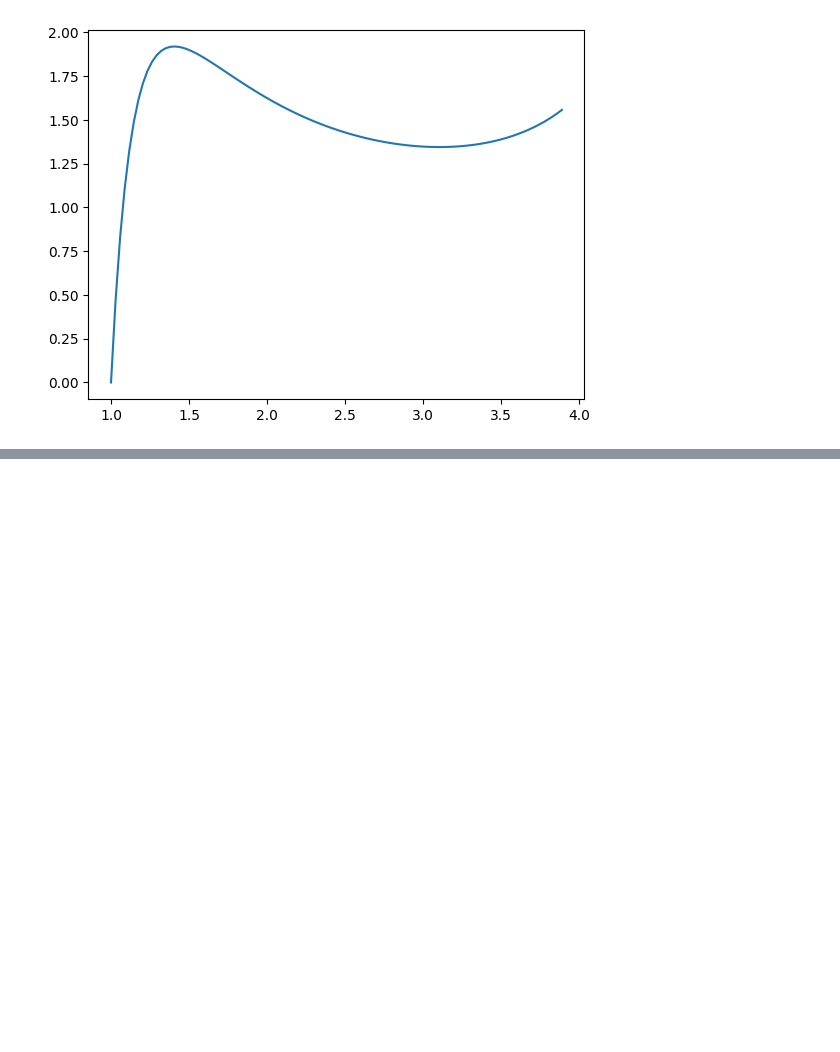
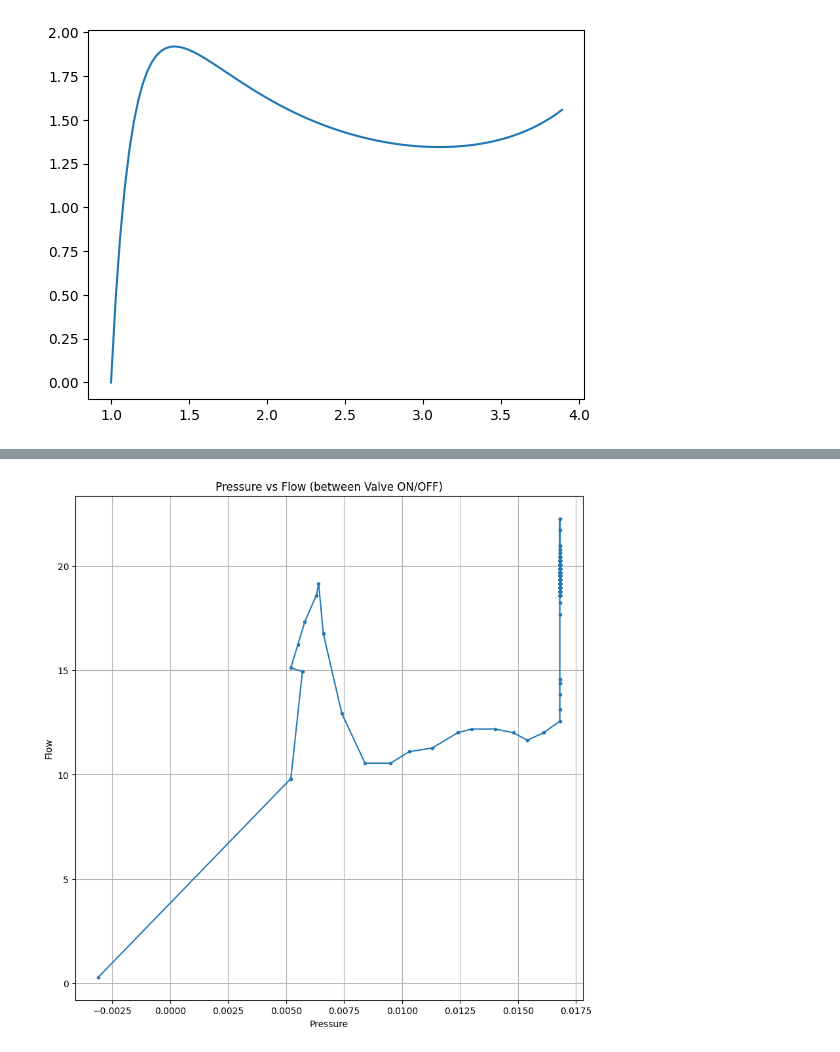
Before and after one commit to anwxwna/dismech-python-balloon, a Jupyter notebook: PVcurves.ipynb, the cells around one changed output, grey strips where cells are left out. Saved outputs shown, nothing was run; the diff lists cells and outputs as text; code cells hidden in the pictures; blank space fills up the shorter version.

```diff
--- a/PVcurves.ipynb
+++ b/PVcurves.ipynb
@@ -45,0 +50,44 @@ plotPlam_f_intersections(lam, P)
+# %%
+# filepath = "D:\ucla_research\Projects\experiment_setup\Sensor Logs\PV1.txt"
+filepath = "D:/ucla_research/Projects/experiment_setup/Sensor Logs/PV1.txt"
+
+# regex patterns
+data_pattern = re.compile(r'^\[(.*?)\]\s+([-0-9.eE]+),([-0-9.eE]+)')
+valve_on_pattern = re.compile(r'^\[(.*?)\]\s+Valve ON')
+valve_off_pattern = re.compile(r'^\[(.*?)\]\s+Valve OFF')
+
+records = []
+keep = False   # flag to track whether we are between Valve ON and OFF
+
+with open(filepath, "r") as f:
+    for line in f:
+        line = line.strip()
+
+        if valve_on_pattern.match(line):
+            keep = True
+            continue
+        elif valve_off_pattern.match(line):
+            keep = False
+            continue
+
+        if keep:
+            m = data_pattern.match(line)
+            if m:
+                timestamp = pd.to_datetime(m.group(1))
+                pressure = float(m.group(2))
+                flow = float(m.group(3))
+                records.append((timestamp, pressure, flow))
+
+# create DataFrame
+df = pd.DataFrame(records, columns=["time", "pressure", "flow"])
+
+# plot pressure vs flow
+plt.figure(figsize=(10,10))
+plt.plot(df["pressure"], df["flow"], 'o-', markersize=3)
+plt.xlabel("Pressure")
+plt.ylabel("Flow")
+plt.title("Pressure vs Flow (between Valve ON/OFF)")
+plt.grid(True)
+plt.show()
+# %% [output]
+[figure, added]
```
Also changed, not shown: parts of 16 cells of this notebook.
